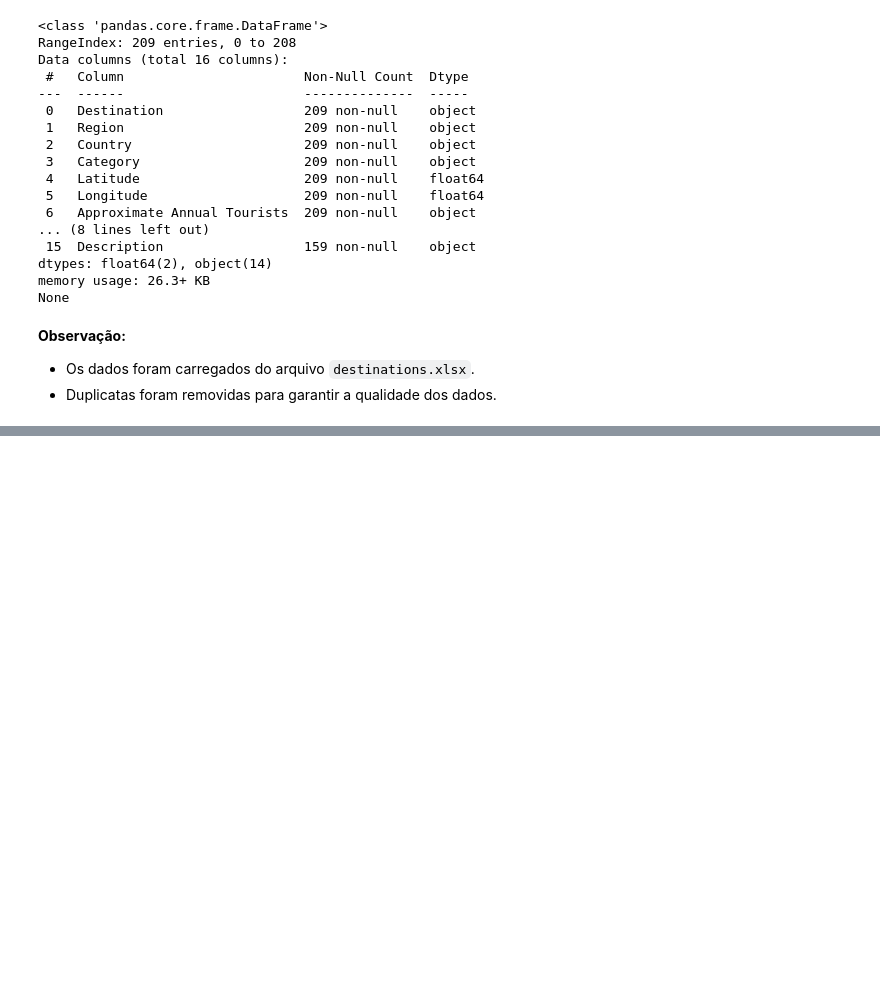
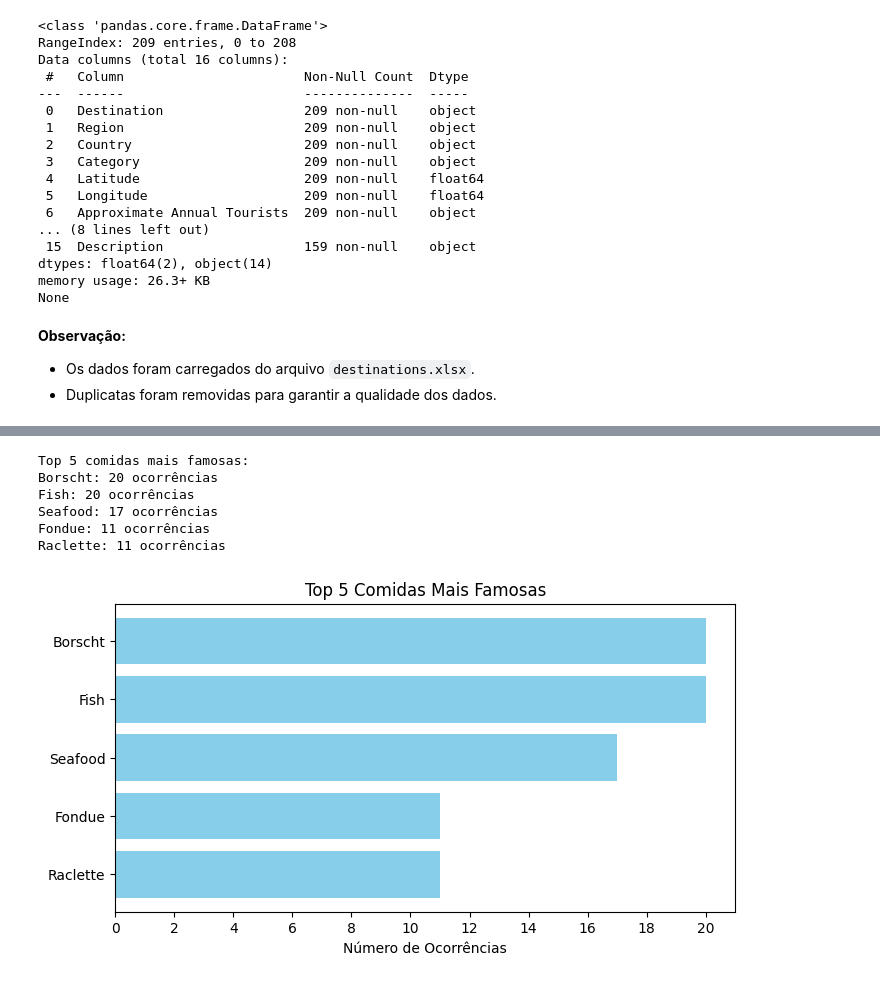
Before and after one commit to ChristopheAbelem/projeto_destiny, a Jupyter notebook: analise_tabela.ipynb, the cells around one changed output, grey strips where cells are left out. Cells and saved outputs as stored; diff of their text form; code cells hidden in the pictures; blank space fills up the shorter version.

```diff
--- a/analise_tabela.ipynb
+++ b/analise_tabela.ipynb
@@ -182,0 +263,50 @@ Passing `palette` without assigning `hue` is deprecated and will be removed in v
+# %%
+import pandas as pd
+import matplotlib.pyplot as plt
+from collections import Counter
+
+# Remover valores NaN na coluna 'Famous Foods'
+famous_foods_clean = df['Famous Foods'].dropna()
+
+# Contador para as comidas
+food_counter = Counter()
+
+# Processar cada entrada na coluna 'Famous Foods'
+for food in famous_foods_clean:
+    # Dividir pela vírgula e limpar espaços
+    foods = [f.strip() for f in food.split(',')]
+
+    # Contar cada comida individualmente
+    for f in foods:
+        food_counter[f] += 1
+
+# Obter as 5 comidas mais frequentes
+top_5_foods = food_counter.most_common(5)
+
+# Exibir as 5 comidas mais famosas
+print("Top 5 comidas mais famosas:")
+for food, count in top_5_foods:
+    print(f"{food}: {count} ocorrências")
+
+# Preparar os dados para o gráfico
+foods = [item[0] for item in top_5_foods]
+counts = [item[1] for item in top_5_foods]
+
+plt.figure(figsize=(8, 4))
+plt.barh(foods, counts, color='skyblue')
+plt.xlabel('Número de Ocorrências')
+plt.title('Top 5 Comidas Mais Famosas')
+plt.gca().invert_yaxis()  # Inverter o eixo y para que a comida mais famosa fique no topo
+
+# Ajustar os rótulos do eixo x para inteiros de 3 em 3
+plt.xticks(range(0, int(max(counts)) + 1, 2))  # Exibir ticks inteiros de 3 em 3
+
+plt.show()
+# %% [output]
+Top 5 comidas mais famosas:
+Borscht: 20 ocorrências
+Fish: 20 ocorrências
+Seafood: 17 ocorrências
+Fondue: 11 ocorrências
+Raclette: 11 ocorrências
+[figure, added]
```
Also changed, not shown: parts of 14 cells of this notebook.
